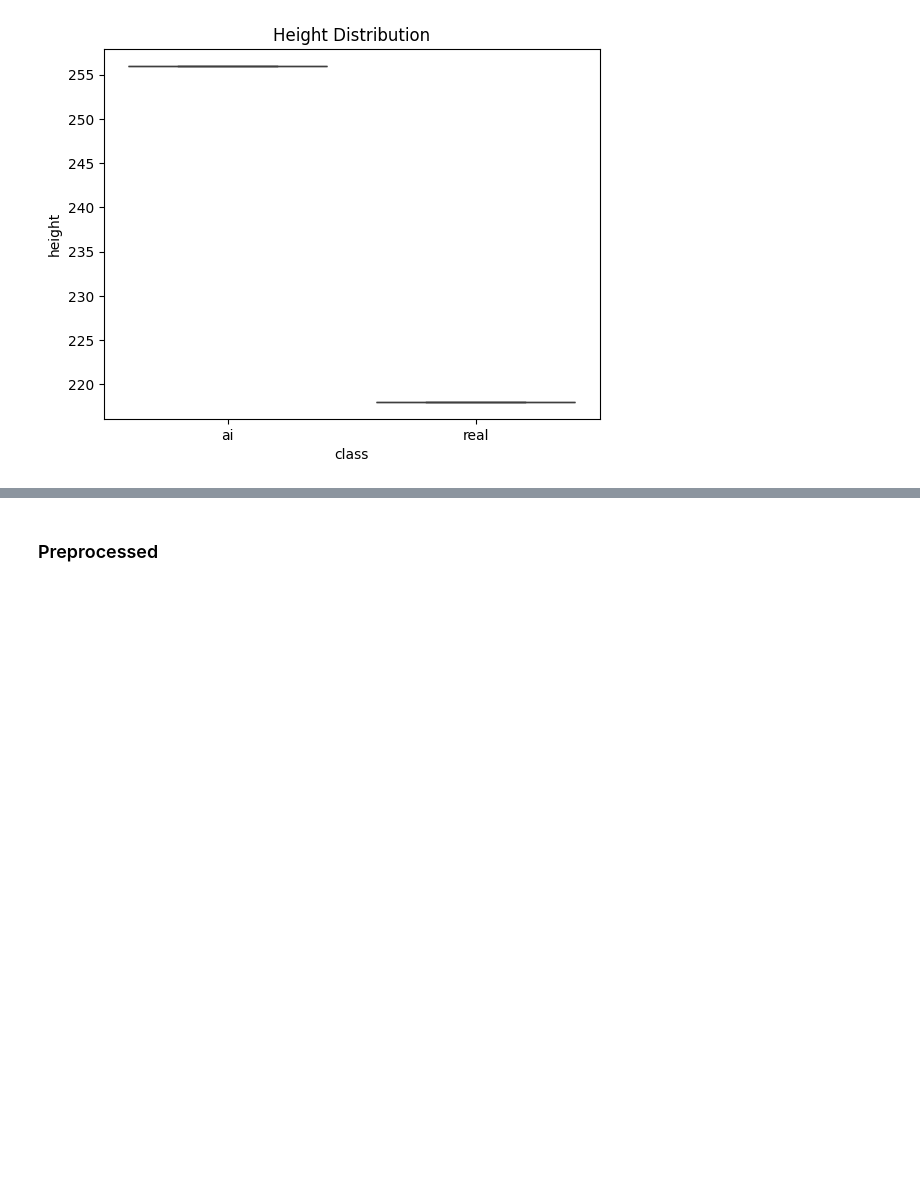
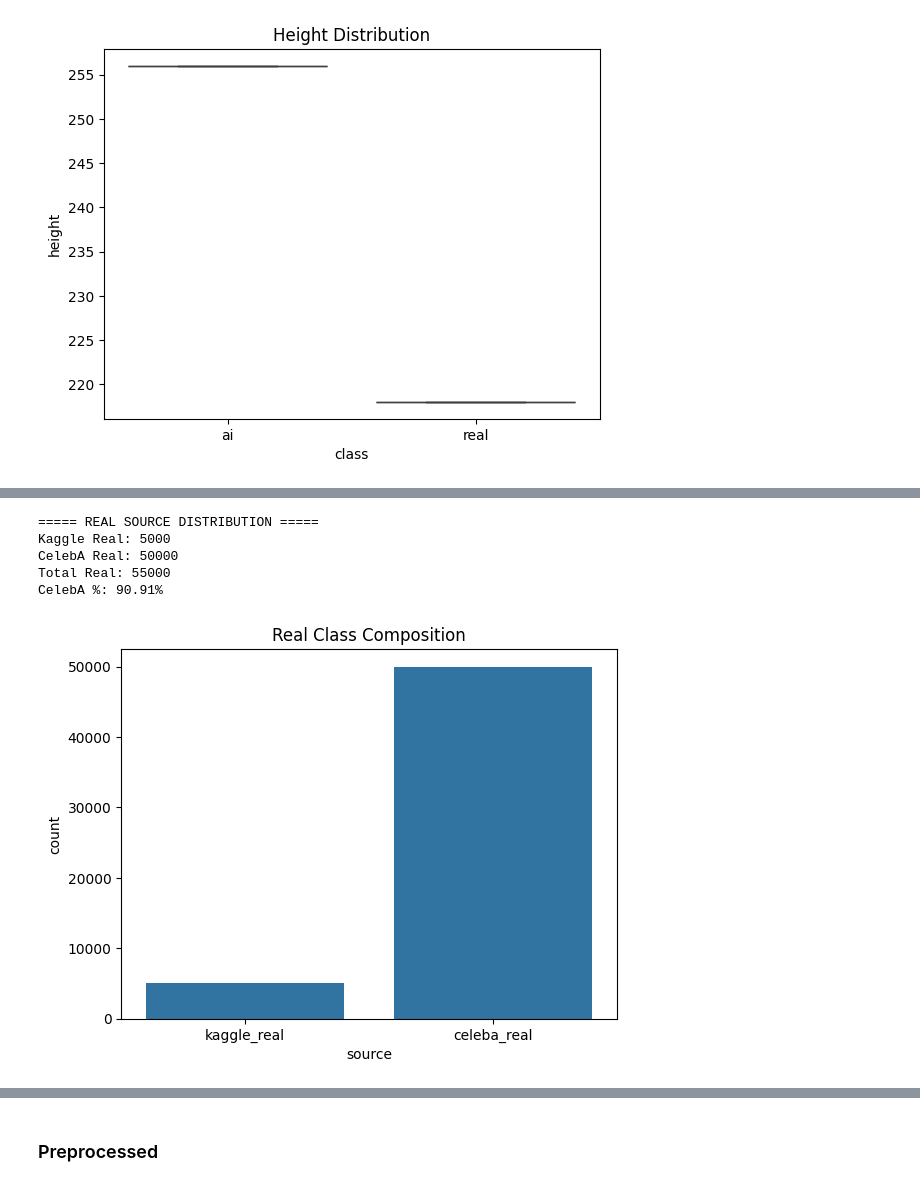
Before and after one commit to isavalladolidd/autoencoder-project, a Jupyter notebook: notebooks/01_msgg_processed,EDA_and_processed.ipynb, the cells around one changed output, grey strips where cells are left out. Cells and saved outputs as stored; diff of their text form; code cells hidden in the pictures; blank space fills up the shorter version.

```diff
--- a/notebooks/01_msgg_processed,EDA_and_processed.ipynb
+++ b/notebooks/01_msgg_processed,EDA_and_processed.ipynb
@@ -215,0 +275,27 @@ show_samples("real")
+# %%
+RAW_PATH = PROJECT_ROOT / "data" / "raw"
+
+real_kaggle = len(list((RAW_PATH / "real").glob("*")))
+celeba_real = len(list((RAW_PATH / "celeba_real").glob("*")))
+
+print("===== REAL SOURCE DISTRIBUTION =====")
+print(f"Kaggle Real: {real_kaggle}")
+print(f"CelebA Real: {celeba_real}")
+print(f"Total Real: {real_kaggle + celeba_real}")
+print(f"CelebA %: {celeba_real / (real_kaggle + celeba_real) * 100:.2f}%")
+
+df_real_sources = pd.DataFrame({
+    "source": ["kaggle_real", "celeba_real"],
+    "count": [real_kaggle, celeba_real]
+})
+
+sns.barplot(data=df_real_sources, x="source", y="count")
+plt.title("Real Class Composition")
+plt.show()
+# %% [output]
+===== REAL SOURCE DISTRIBUTION =====
+Kaggle Real: 5000
+CelebA Real: 50000
+Total Real: 55000
+CelebA %: 90.91%
+[figure, added]
```
Also changed, not shown: parts of 39 cells of this notebook.
